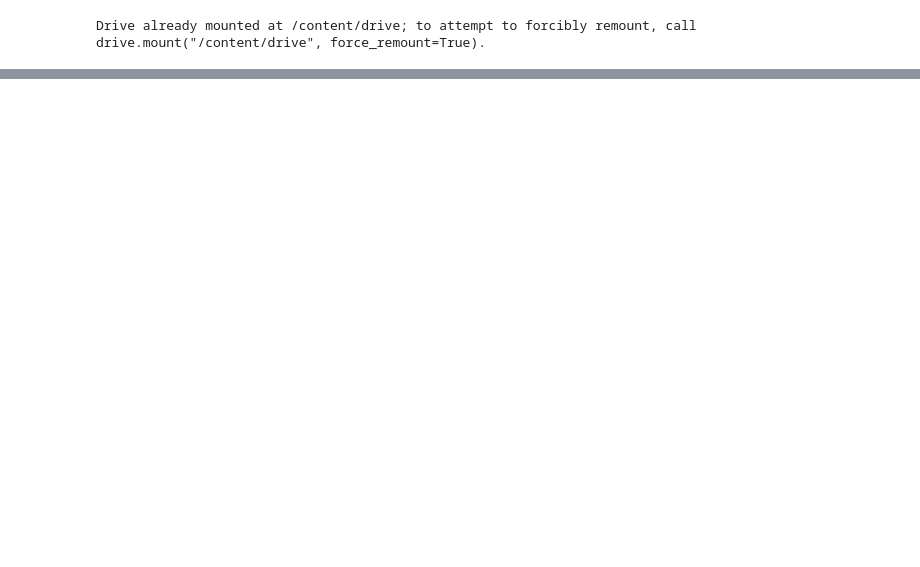
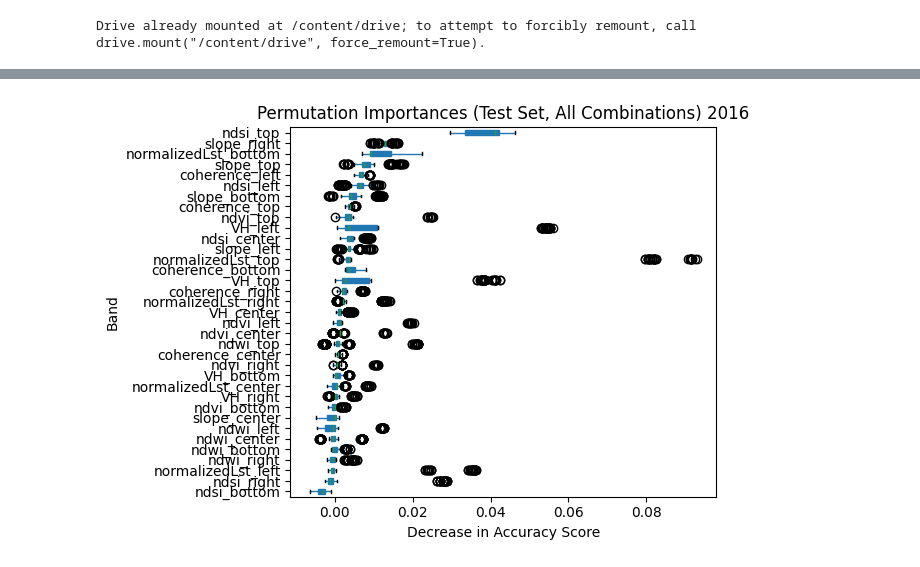
Before and after one commit to LorenaMueller/refine_DCG_outlines, a Jupyter notebook: RF_neighbouring_pixels.ipynb, the cells around one changed output, grey strips where cells are left out. Saved outputs shown, nothing was run; the diff lists cells and outputs as text; code cells hidden in the pictures; blank space fills up the shorter version.

```diff
--- a/RF_neighbouring_pixels.ipynb
+++ b/RF_neighbouring_pixels.ipynb
@@ -27,8 +41,8 @@ import fiona
 # %%
 # Select glaciers and years
 train_year = 2016  # Always using 2016 for training
-train_glaciers = ['mauvoisin', 'zinal', 'oberaletsch', 'unteraar']  # Glaciers used for training
-test_glacier = 'zmutt'  # Glacier to test on
+train_glaciers = ['mauvoisin', 'zinal', 'zmutt', 'oberaletsch']  # Glaciers used for training
+test_glacier = 'unteraar'  # Glacier to test on
 test_year = [2016, 2018, 2020, 2022] # Year to test on (can be modified)
 #test_year = [2016, 2016]
 
@@ -95,8 +109,6 @@ buffers_paths = {
 buffers = {key: gpd.read_file(path) for key, path in buffers_paths.items()}
 
 # clip images with their corresponding buffer
-import rasterio
-from rasterio.mask import mask
 
 # Function to clip a raster with its corresponding buffer
 def clip_raster(raster_array, raster_path, buffer_gdf):
@@ -217,7 +233,4 @@ Drive already mounted at /content/drive; to attempt to forcibly remount, call dr
 # %%
-import numpy as np
-import pandas as pd
-
 def extract_with_neighbors(image_array, label_array, selected_bands, band_indices):
     """
     Extract pixel values and their 4 neighbors for selected bands, flatten to table format.
@@ -237,7 +250,8 @@ def extract_with_neighbors(image_array, label_array, selected_bands, band_indice
             if np.isnan(label):
                 continue
 
-            feature_dict = {"label": int(label)}
+            feature_dict = {"label": label.item() if isinstance(label, np.ndarray) else int(label)}
+
             for band in selected_bands:
                 if band not in band_indices:
                     continue
@@ -736,0 +473,69 @@ y_pred_full [0. 0. 0. ... 0. 0. 0.]
+# %%
+# -----------------------------
+# Permutation Importance Boxplot
+# -----------------------------
+for year in test_year:
+
+    perm_df = pd.DataFrame(perm_importances_all[year])
+
+    import seaborn as sns  # Optional, prettier plots
+    import matplotlib.pyplot as plt
+
+    # Convert Band to categorical with sorted order
+    ordered_bands = (
+        perm_df.groupby("Band")["Permutation Importance"]
+        .median()
+        .sort_values()
+        .index
+    )
+    perm_df["Band"] = pd.Categorical(perm_df["Band"], categories=ordered_bands, ordered=True)
+
+    # Plot
+    plt.figure(figsize=(10, 6))
+    perm_df.boxplot(
+        column="Permutation Importance",
+        by="Band",
+        vert=False,
+        grid=False,
+        patch_artist=True
+    )
+    plt.title(f"Permutation Importances (Test Set, All Combinations) {year}")
+    plt.suptitle("")
+    plt.xlabel("Decrease in Accuracy Score")
+    plt.tight_layout()
+    plt.show()
+
+    # Extract base band name (e.g., 'ndvi' from 'ndvi_top', 'ndvi_center' etc.)
+    perm_df["BaseBand"] = perm_df["Band"].apply(lambda x: "_".join(x.split("_")[:-1]))
+
+    # Group by BaseBand, collecting all permutation scores for each variation
+    grouped_df = perm_df.groupby("BaseBand")["Permutation Importance"].apply(list).reset_index()
+
+    # Explode the list to get one value per row (for boxplotting)
+    exploded_df = grouped_df.explode("Permutation Importance")
+
+    # Sort base bands by median importance
+    ordered_basebands = (
+        exploded_df.groupby("BaseBand")["Permutation Importance"]
+        .median()
+        .sort_values(ascending=False)
+        .index
+    )
+    exploded_df["BaseBand"] = pd.Categorical(exploded_df["BaseBand"], categories=ordered_basebands, ordered=True)
+
+    # Plot grouped boxplot
+    plt.figure(figsize=(10, 6))
+    sns.boxplot(
+        x="Permutation Importance",
+        y="BaseBand",
+        data=exploded_df,
+        orient="h",
+        palette="viridis"
+    )
+
+    plt.title(f"Permutation Importances (Grouped by Base Band) {year}")
+    plt.xlabel("Decrease in Accuracy Score")
+    plt.ylabel("Band")
+    plt.tight_layout()
+    plt.show()
+# %% [output]
@@ -736,0 +543 @@ y_pred_full [0. 0. 0. ... 0. 0. 0.]
+[figure, added]
```
Also changed, not shown: parts of 10 cells of this notebook.
